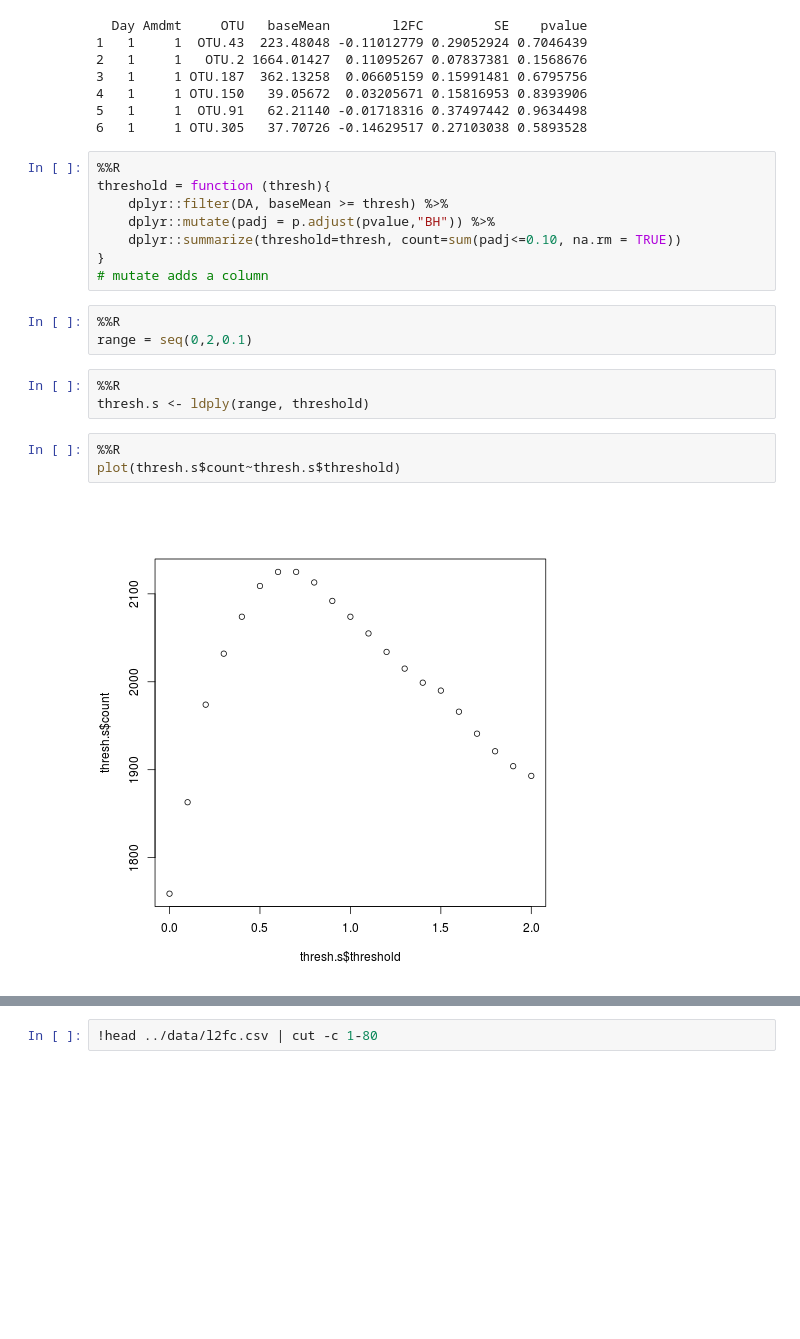
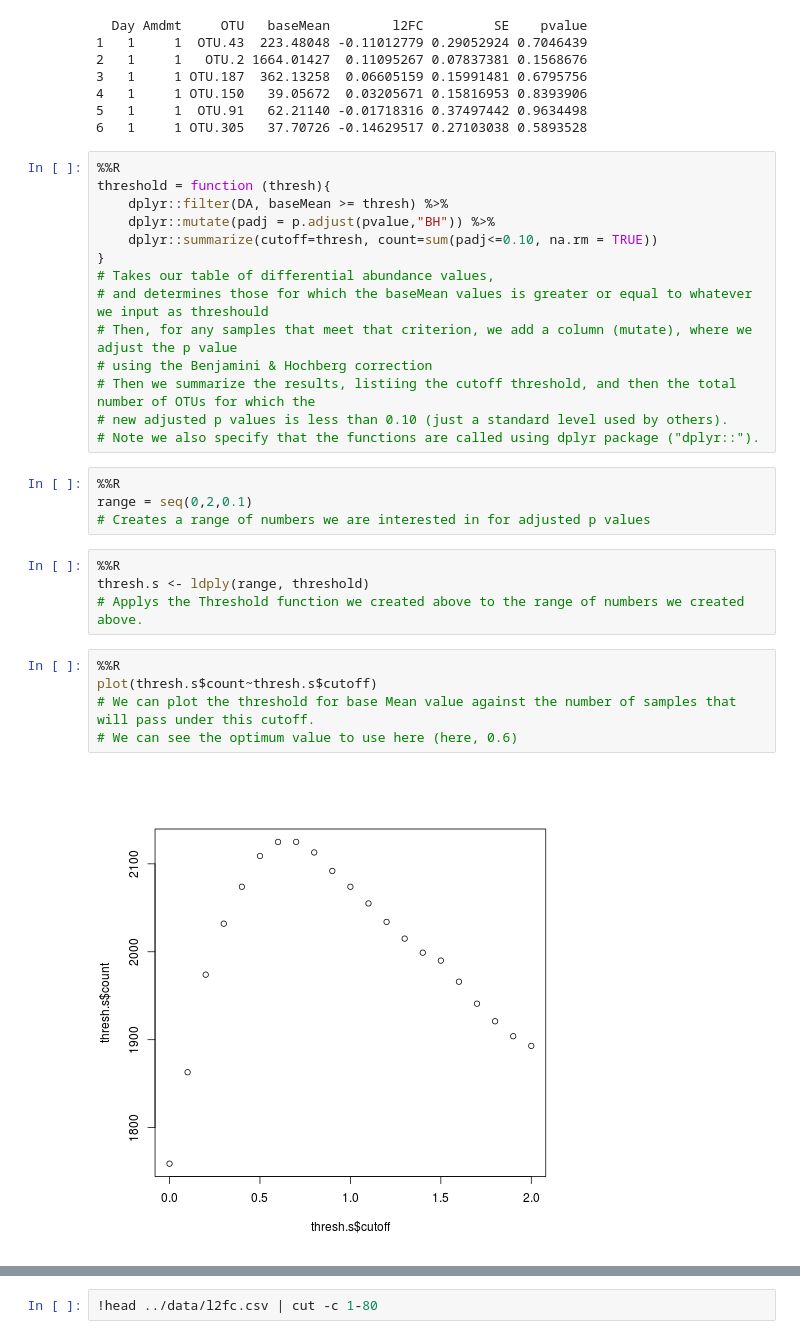
Before and after one commit to TheaWhitman/PyOM, a Jupyter notebook: manuscript_figures/Differential_Abundance_Table.ipynb, the cells around one changed output, grey strips where cells are left out. Saved outputs shown, nothing was run; the diff lists cells and outputs as text; blank space fills up the shorter version.

Commit message:
cleaning up diff abund table notebook

```diff
--- a/manuscript_figures/Differential_Abundance_Table.ipynb
+++ b/manuscript_figures/Differential_Abundance_Table.ipynb
@@ -96,25 +101,35 @@ head(DA)
 4   1     1 OTU.150   39.05672  0.03205671 0.15816953 0.8393906
 5   1     1  OTU.91   62.21140 -0.01718316 0.37497442 0.9634498
 6   1     1 OTU.305   37.70726 -0.14629517 0.27103038 0.5893528
-# %%
-%%R
-threshold = function (thresh){
-    dplyr::filter(DA, baseMean >= thresh) %>%
-    dplyr::mutate(padj = p.adjust(pvalue,"BH")) %>%
-    dplyr::summarize(threshold=thresh, count=sum(padj<=0.10, na.rm = TRUE))
-}
-# mutate adds a column
+# %%
+%%R
+threshold = function (thresh){
+    dplyr::filter(DA, baseMean >= thresh) %>%
+    dplyr::mutate(padj = p.adjust(pvalue,"BH")) %>%
+    dplyr::summarize(cutoff=thresh, count=sum(padj<=0.10, na.rm = TRUE))
+}
+# Takes our table of differential abundance values,
+# and determines those for which the baseMean values is greater or equal to whatever we input as threshould
+# Then, for any samples that meet that criterion, we add a column (mutate), where we adjust the p value
+# using the Benjamini & Hochberg correction
+# Then we summarize the results, listiing the cutoff threshold, and then the total number of OTUs for which the
+# new adjusted p values is less than 0.10 (just a standard level used by others).
+# Note we also specify that the functions are called using dplyr package ("dplyr::").
 # %%
 %%R
 range = seq(0,2,0.1)
+# Creates a range of numbers we are interested in for adjusted p values
 # %%
 %%R
 thresh.s <- ldply(range, threshold)
+# Applys the Threshold function we created above to the range of numbers we created above.
-# %%
-%%R
-plot(thresh.s$count~thresh.s$threshold)
-# %% [output]
-[figure, removed]
+# %%
+%%R
+plot(thresh.s$count~thresh.s$cutoff)
+# We can plot the threshold for base Mean value against the number of samples that will pass under this cutoff.
+# We can see the optimum value to use here (here, 0.6)
+# %% [output]
+[figure, added]
 # %%
 %%R
 filter(DA,baseMean>=0.6) %>% mutate(padj = p.adjust(pvalue,"BH")) %>% write.csv("../data/l2fc.csv", row.names=FALSE)
```
Also changed, not shown: parts of 8 cells of this notebook, 3 other files.
